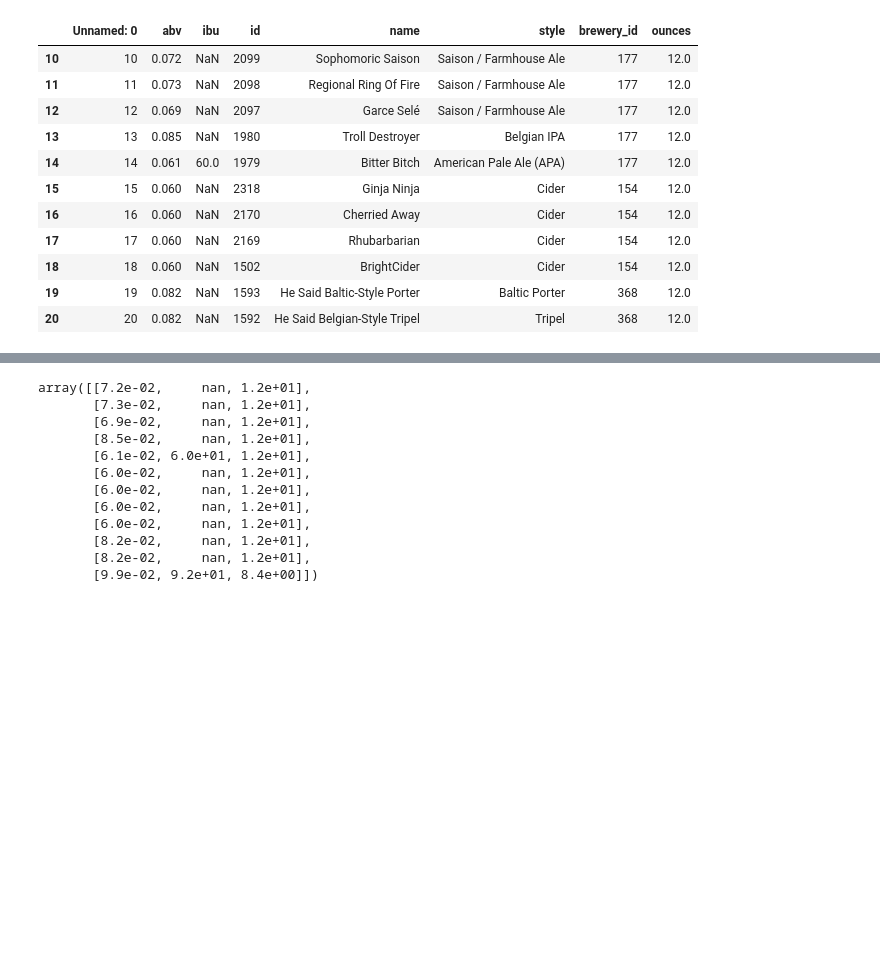
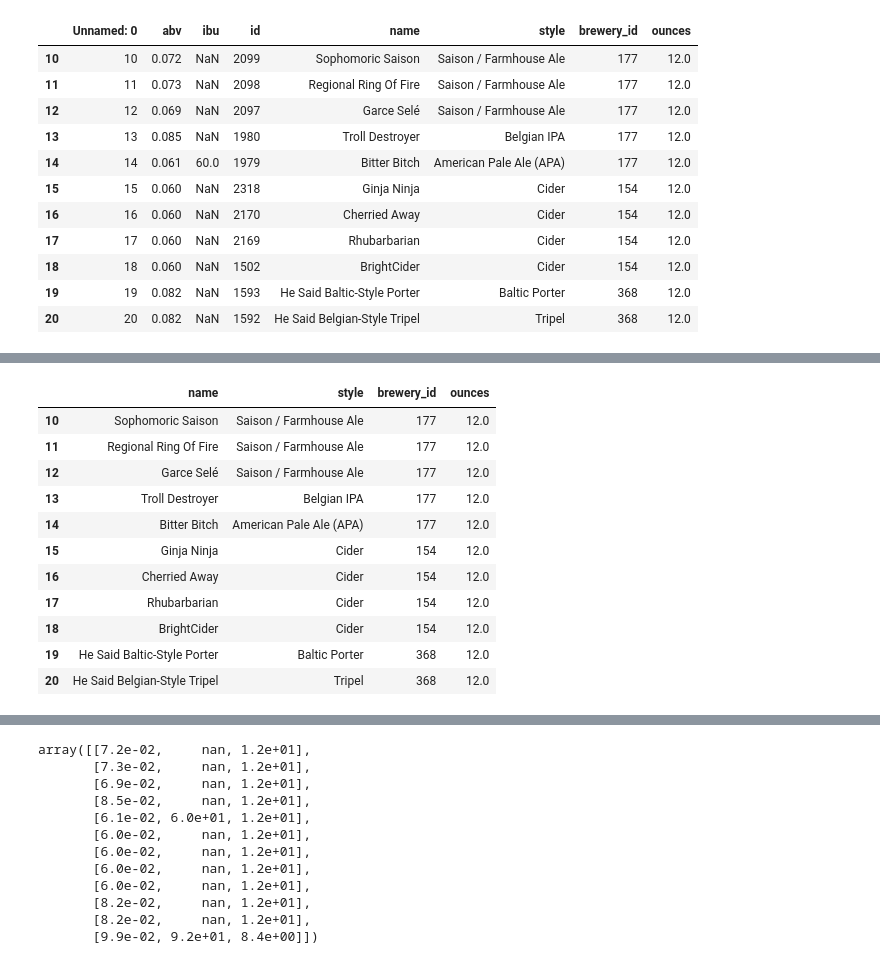
Before and after one commit to hey-hector/2026-02-BILBAO-FT-Data-Science, a Jupyter notebook: 2-Data_Analysis/2-Pandas/Practica/6-Beers/birras_repaso_Hector.ipynb, the cells around one changed output, grey strips where cells are left out. Saved outputs shown, nothing was run; the diff lists cells and outputs as text; code cells hidden in the pictures; blank space fills up the shorter version.

```diff
--- a/2-Data_Analysis/2-Pandas/Practica/6-Beers/birras_repaso_Hector.ipynb
+++ b/2-Data_Analysis/2-Pandas/Practica/6-Beers/birras_repaso_Hector.ipynb
@@ -199 +230,16 @@ cerves.iloc[10:21] #la primera posición es la 0, por eso para que se imprima el
+# %%
+cerves.loc[10:20, 'name':'ounces'] #loc incluye el 20, así que no es necesario que acabe en 21
+# %% [output]
+|  | name | style | brewery_id | ounces |
+| 10 | Sophomoric Saison | Saison / Farmhouse Ale | 177 | 12.0 |
+| 11 | Regional Ring Of Fire | Saison / Farmhouse Ale | 177 | 12.0 |
+| 12 | Garce Selé | Saison / Farmhouse Ale | 177 | 12.0 |
+| 13 | Troll Destroyer | Belgian IPA | 177 | 12.0 |
+| 14 | Bitter Bitch | American Pale Ale (APA) | 177 | 12.0 |
+| 15 | Ginja Ninja | Cider | 154 | 12.0 |
+| 16 | Cherried Away | Cider | 154 | 12.0 |
+| 17 | Rhubarbarian | Cider | 154 | 12.0 |
+| 18 | BrightCider | Cider | 154 | 12.0 |
+| 19 | He Said Baltic-Style Porter | Baltic Porter | 368 | 12.0 |
+| 20 | He Said Belgian-Style Tripel | Tripel | 368 | 12.0 |
 # %%
```
Also changed, not shown: parts of 24 cells of this notebook, 2 other files.
